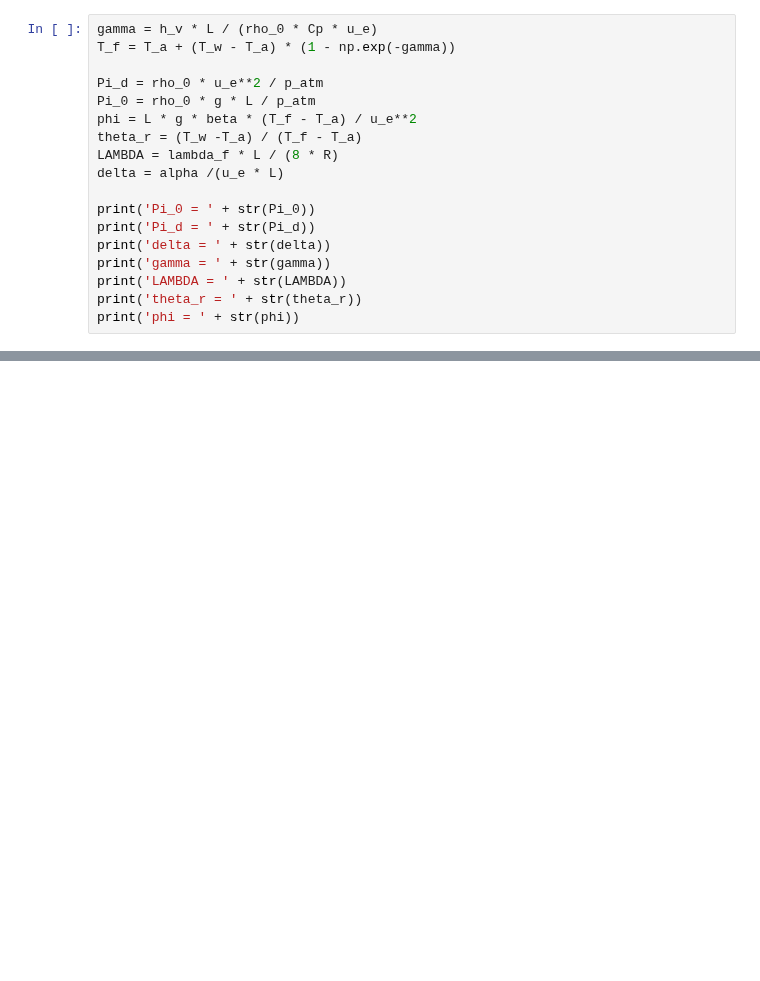
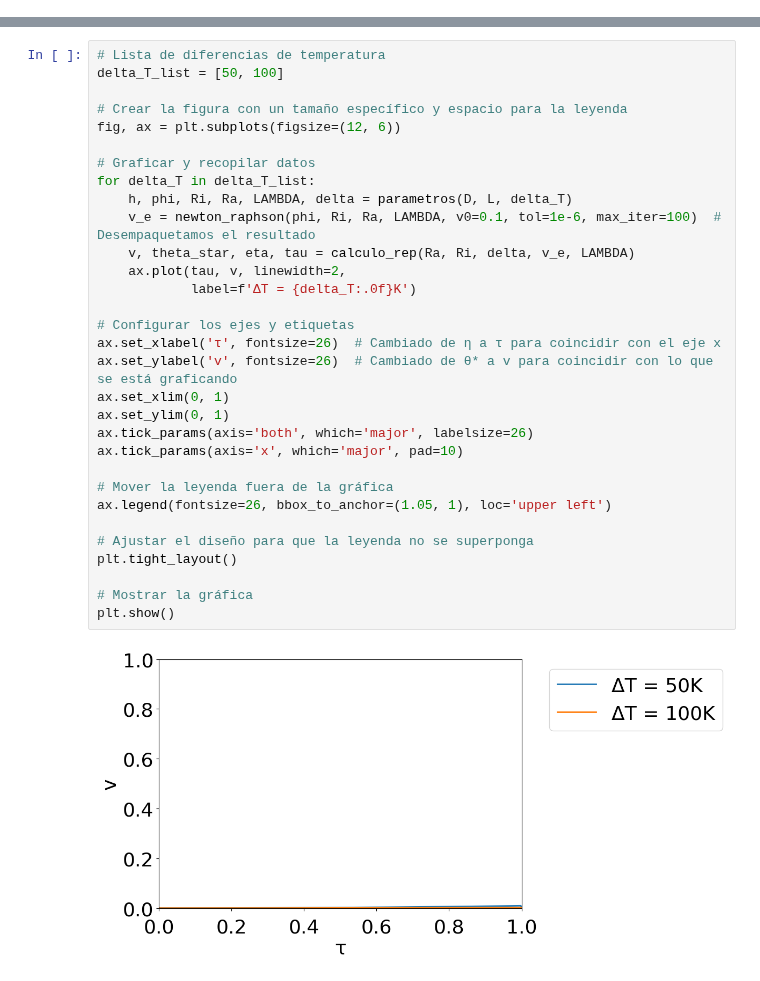
Before and after one commit to angelgvillatoro/bullville_M1, a Jupyter notebook: tfm/principal.ipynb, the cells around one changed output, grey strips where cells are left out. Drawn from its saved outputs; the diff is of its cells as text; blank space fills up the shorter version.

```diff
--- a/tfm/principal.ipynb
+++ b/tfm/principal.ipynb
@@ -61,18 +0,0 @@ T_f = 296.86366876093643
-# %%
-gamma = h_v * L / (rho_0 * Cp * u_e)
-T_f = T_a + (T_w - T_a) * (1 - np.exp(-gamma))
-
-Pi_d = rho_0 * u_e**2 / p_atm
-Pi_0 = rho_0 * g * L / p_atm
-phi = L * g * beta * (T_f - T_a) / u_e**2
-theta_r = (T_w -T_a) / (T_f - T_a)
-LAMBDA = lambda_f * L / (8 * R)
-delta = alpha /(u_e * L)
-
-print('Pi_0 = ' + str(Pi_0))
-print('Pi_d = ' + str(Pi_d))
-print('delta = ' + str(delta))
-print('gamma = ' + str(gamma))
-print('LAMBDA = ' + str(LAMBDA))
-print('theta_r = ' + str(theta_r))
-print('phi = ' + str(phi))
@@ -167,0 +134,33 @@ Por su parte la presión me gustaría más si describiera una evolución radial
+# %%
+# Lista de diferencias de temperatura
+delta_T_list = [50, 100]
+
+# Crear la figura con un tamaño específico y espacio para la leyenda
+fig, ax = plt.subplots(figsize=(12, 6))
+
+# Graficar y recopilar datos
+for delta_T in delta_T_list:
+    h, phi, Ri, Ra, LAMBDA, delta = parametros(D, L, delta_T)
+    v_e = newton_raphson(phi, Ri, Ra, LAMBDA, v0=0.1, tol=1e-6, max_iter=100)  # Desempaquetamos el resultado
+    v, theta_star, eta, tau = calculo_rep(Ra, Ri, delta, v_e, LAMBDA)
+    ax.plot(tau, v, linewidth=2,
+            label=f'ΔT = {delta_T:.0f}K')
+
+# Configurar los ejes y etiquetas
+ax.set_xlabel('τ', fontsize=26)  # Cambiado de η a τ para coincidir con el eje x
+ax.set_ylabel('v', fontsize=26)  # Cambiado de θ* a v para coincidir con lo que se está graficando
+ax.set_xlim(0, 1)
+ax.set_ylim(0, 1)
+ax.tick_params(axis='both', which='major', labelsize=26)
+ax.tick_params(axis='x', which='major', pad=10)
+
+# Mover la leyenda fuera de la gráfica
+ax.legend(fontsize=26, bbox_to_anchor=(1.05, 1), loc='upper left')
+
+# Ajustar el diseño para que la leyenda no se superponga
+plt.tight_layout()
+
+# Mostrar la gráfica
+plt.show()
+# %% [output]
+[figure, added]
```
Also changed, not shown: parts of 9 cells of this notebook, 3 other files.
